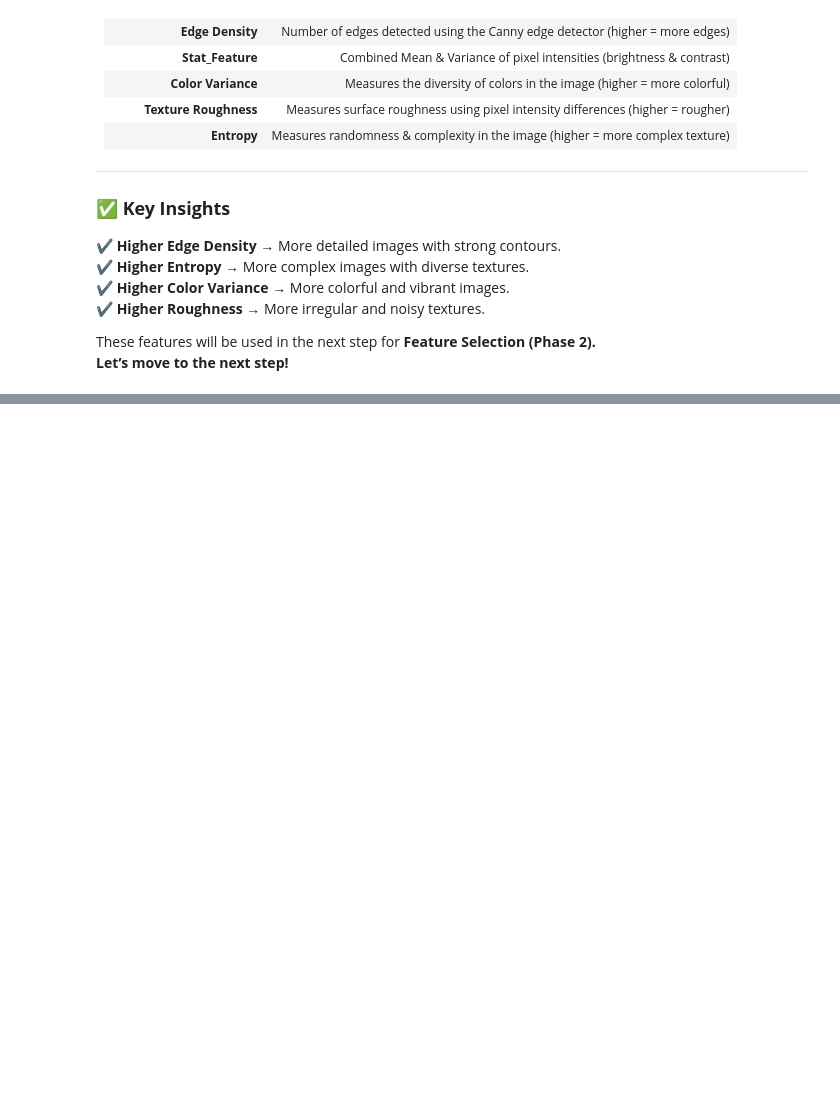
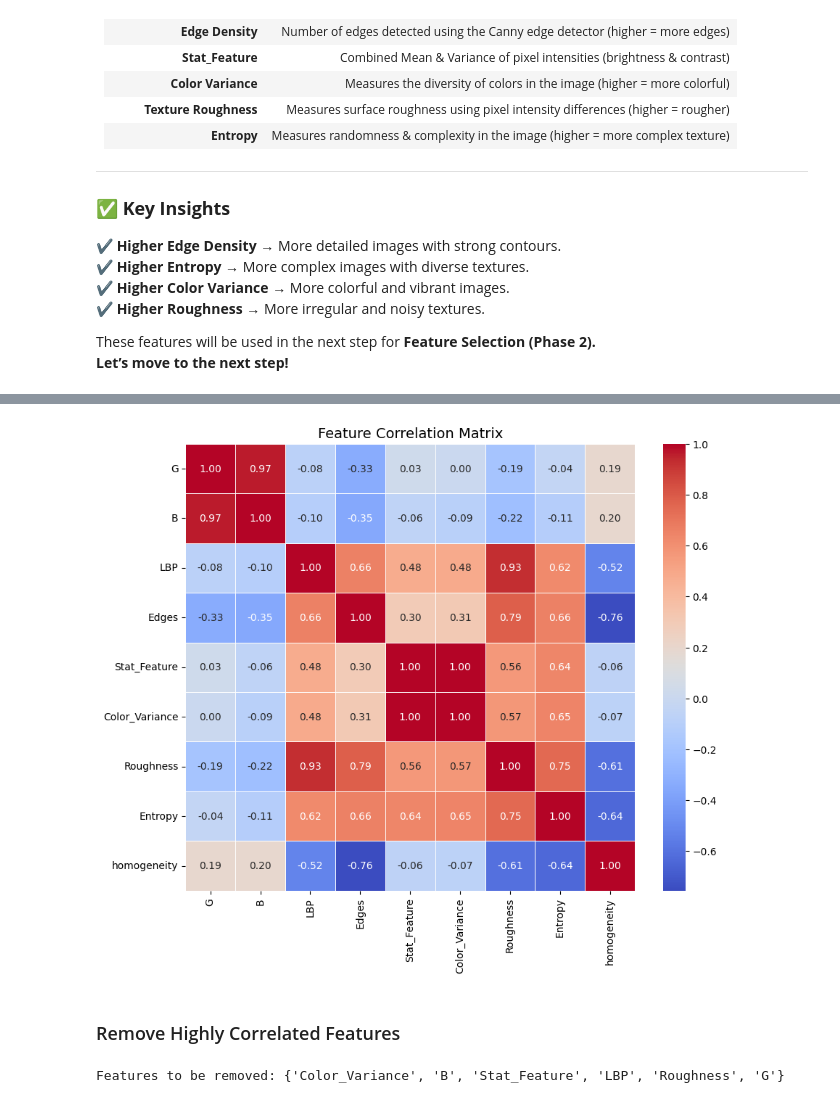
Before and after one commit to MohammadOshkooh/PicturaCluster, a Jupyter notebook: main.ipynb, the cells around one changed output, grey strips where cells are left out. Saved outputs shown, nothing was run; the diff lists cells and outputs as text; code cells hidden in the pictures; blank space fills up the shorter version.

Commit message:
Phase 2: Feature Selection

```diff
--- a/main.ipynb
+++ b/main.ipynb
@@ -106,0 +132,3 @@ These features will be used in the next step for **Feature Selection (Phase 2).*
+# %%
+# Load extracted features from Phase 1
+df = pd.read_csv("features.csv")
@@ -106,0 +137,6 @@ These features will be used in the next step for **Feature Selection (Phase 2).*
+# %%
+def pearson_correlation(x, y):
+    mean_x, mean_y = sum(x) / len(x), sum(y) / len(y)
+    numerator = sum((a - mean_x) * (b - mean_y) for a, b in zip(x, y))
+    denominator = ((sum((a - mean_x) ** 2 for a in x) * sum((b - mean_y) ** 2 for b in y)) ** 0.5)
+    return numerator / denominator if denominator != 0 else 0
@@ -106,0 +145,18 @@ These features will be used in the next step for **Feature Selection (Phase 2).*
+# %%
+# Construct correlation matrix manually
+features = df.columns[1:]
+correlation_matrix = {}
+
+for feature1 in features:
+    correlation_matrix[feature1] = {}
+    for feature2 in features:
+        if feature1 == feature2:
+            correlation_matrix[feature1][feature2] = 1  # Correlation with itself is always 1
+        else:
+            correlation_matrix[feature1][feature2] = pearson_correlation(df[feature1], df[feature2])
+
+# Convert dictionary to DataFrame for better visualization
+correlation_df = pd.DataFrame(correlation_matrix)
+
+# Display correlation matrix
+correlation_df
@@ -106,0 +174,33 @@ These features will be used in the next step for **Feature Selection (Phase 2).*
+# %%
+import seaborn as sns
+import matplotlib.pyplot as plt
+import pandas as pd
+
+# Assuming correlation_df is correctly computed
+# Now we plot the heatmap using correlation_df
+plt.figure(figsize=(10, 8))
+sns.heatmap(correlation_df, annot=True, cmap="coolwarm", fmt=".2f", linewidths=0.5)
+
+# Adding title
+plt.title("Feature Correlation Matrix", fontsize=14)
+
+# Show the plot
+plt.show()
+# %% [output]
+[figure, added]
+# %% [markdown]
+### Remove Highly Correlated Features
+# %%
+# Define a threshold to remove highly correlated features
+threshold = 0.91
+features_to_remove = set()
+
+for feature1 in features:
+    for feature2 in features:
+        if feature1 != feature2 and abs(correlation_matrix[feature1][feature2]) > threshold:
+            features_to_remove.add(feature2)  # Mark feature for removal
+
+# Display features to be removed
+print("Features to be removed:", features_to_remove)
+# %% [output]
+Features to be removed: {'Color_Variance', 'B', 'Stat_Feature', 'LBP', 'Roughness', 'G'}
```
Also changed, not shown: parts of 12 cells of this notebook, 4 other files.
